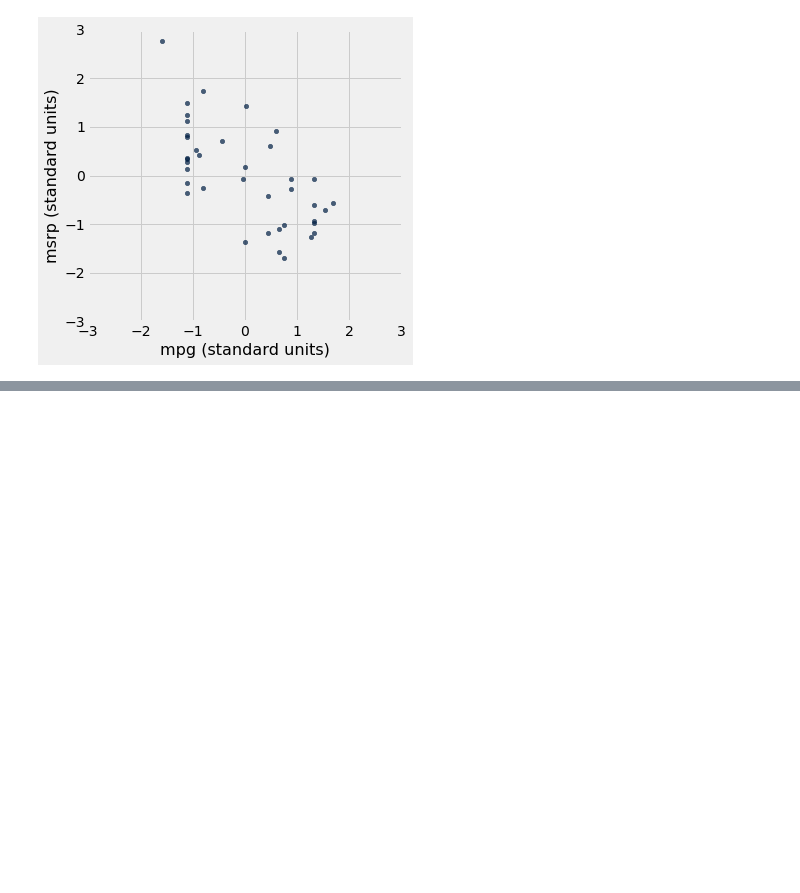
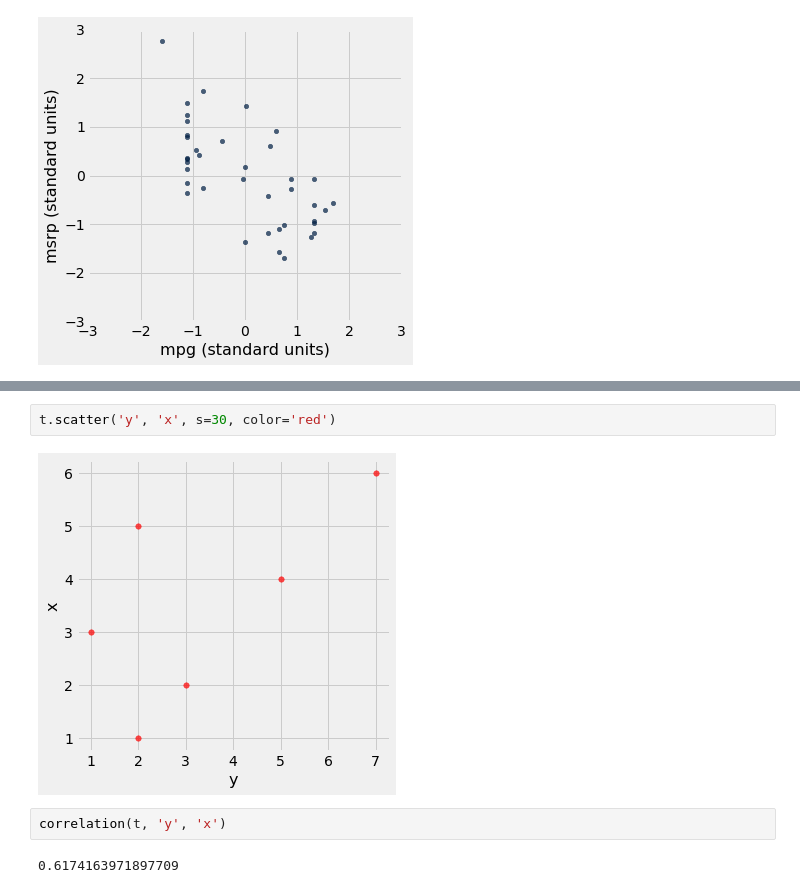
Before and after one commit to ciretorres/python, a Jupyter notebook: data8.3x/week1/sec03_correlation.ipynb, the cells around one changed output, grey strips where cells are left out. Drawn from its saved outputs; the diff is of its cells as text; blank space fills up the shorter version.

```diff
--- a/data8.3x/week1/sec03_correlation.ipynb
+++ b/data8.3x/week1/sec03_correlation.ipynb
@@ -82,0 +165,8 @@ plots.ylim(-3, 3);
+# %%
+t.scatter('y', 'x', s=30, color='red')
+# %% [output]
+[figure, added]
+# %%
+correlation(t, 'y', 'x')
+# %% [output]
+0.6174163971897709
```
Also changed, not shown: parts of 14 cells of this notebook.
